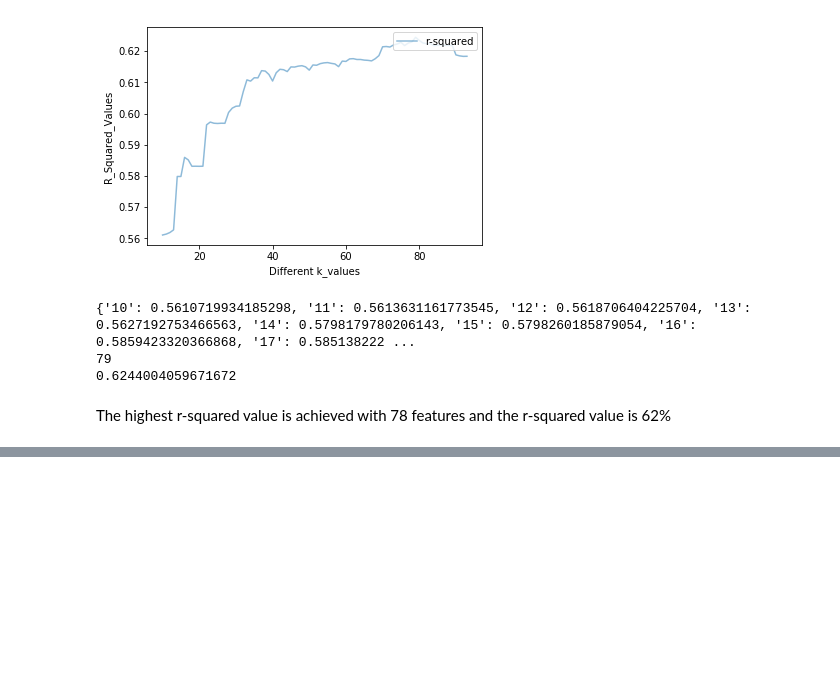
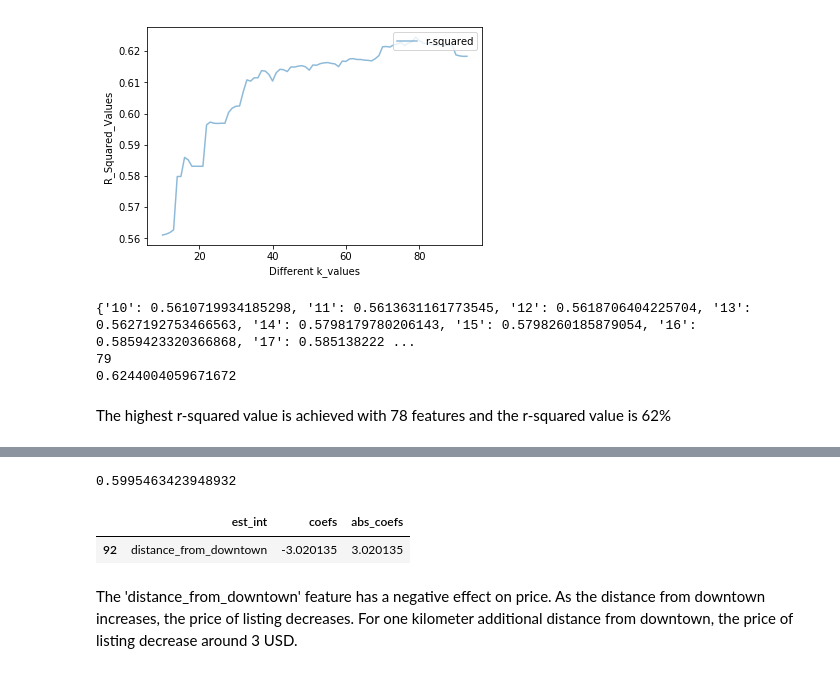
Before and after one commit to Saikumarraju-it/Write-a-Datascience-blog-post, a Jupyter notebook: KaggleSeattleAirbnb.ipynb, the cells around one changed output, grey strips where cells are left out. Cells and saved outputs as stored; diff of their text form; code cells hidden in the pictures; blank space fills up the shorter version.

```diff
--- a/KaggleSeattleAirbnb.ipynb
+++ b/KaggleSeattleAirbnb.ipynb
@@ -461,0 +494,29 @@ coef_df.sort_values(by=['coefs'], ascending=True)[:5]
+# %%
+#create a new variable called 'distance_from_downtown' which has the information of distance of listing from downtown.
+for i in range(len(listingsTopFeaDF)):
+    listingsTopFeaDF.loc[ i , 'distance_from_downtown'] = distance_from_downtown(listingsTopFeaDF.loc[ i ,'latitude'] , listingsTopFeaDF.loc[ i ,'longitude'])
+# %%
+#Since we added a distance variable, we do not need 'latitude', 'longitude' columns.
+listingsTopFeaDF.drop(columns=['latitude', 'longitude'], inplace=True)
+#Creating the X (feautures) and y (the variable to be modelled) dataframes
+X = listingsTopFeaDF.drop(columns='price')
+y = listingsTopFeaDF['price']
+# %%
+X_train, X_test, y_train, y_test = train_test_split(X, y, test_size = 0.2, random_state=21)
+# %%
+#Applying the linear regression, fitting the model, making predictions with the test set and scoring the success of the model
+lm_model = LinearRegression(normalize=True)
+lm_model.fit(X_train, y_train)
+y_test_preds = lm_model.predict(X_test)
+test_score = r2_score(y_test, y_test_preds)
+print(test_score)
+# %% [output]
+0.5995463423948932
+# %%
+coef_df = coef_weights(lm_model.coef_, X_train)
+coef_df[coef_df['est_int'] == 'distance_from_downtown']
+# %% [output]
+|  | est_int | coefs | abs_coefs |
+| 92 | distance_from_downtown | -3.020135 | 3.020135 |
+# %% [markdown]
+The 'distance_from_downtown' feature has a negative effect on price. As the distance from downtown increases, the price of listing decreases. For one kilometer additional distance from downtown, the price of listing decrease around 3 USD.
```
Also changed, not shown: parts of 16 cells of this notebook.
